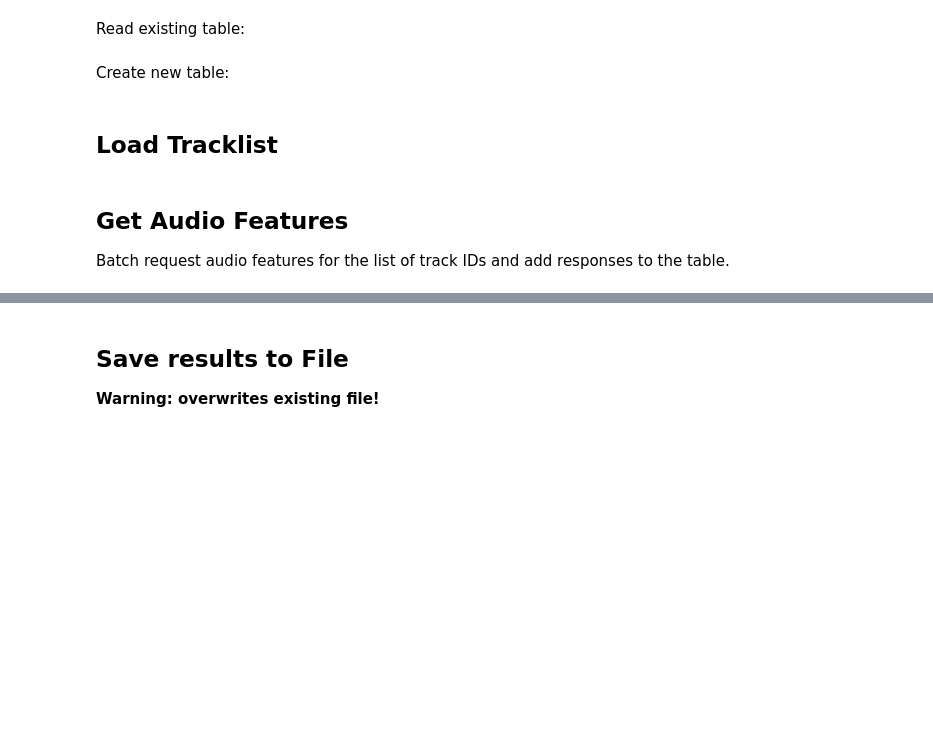
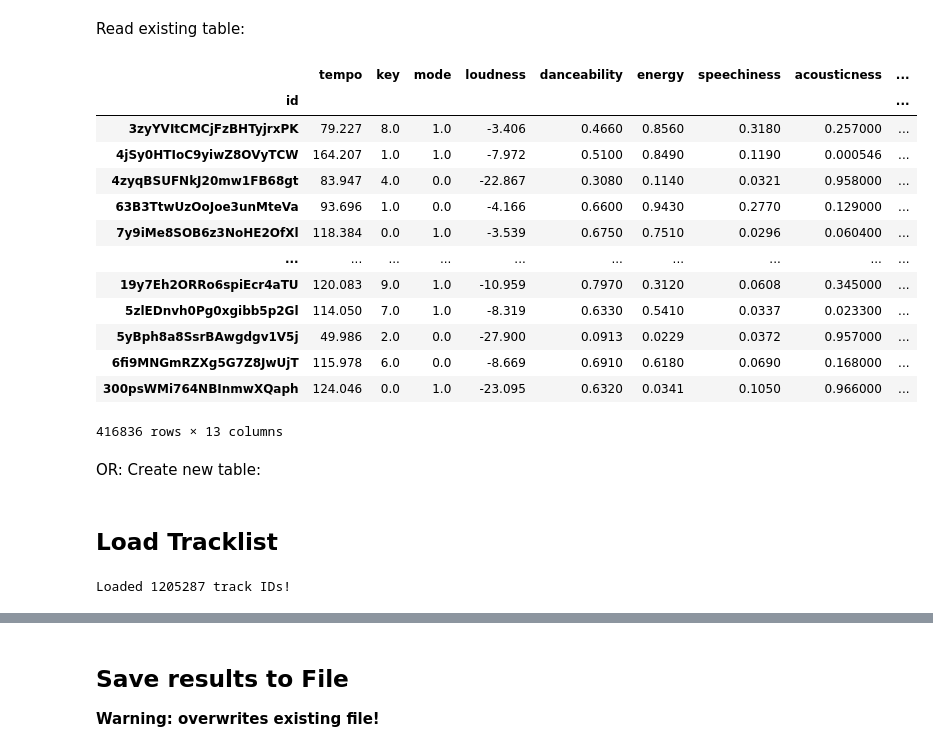
Before and after one commit to laustam/spotifeature, a Jupyter notebook: notebooks/get_track_features.ipynb, the cells around one changed output, grey strips where cells are left out. Drawn from its saved outputs; the diff is of its cells as text; code cells hidden in the pictures; blank space fills up the shorter version.

```diff
--- a/notebooks/get_track_features.ipynb
+++ b/notebooks/get_track_features.ipynb
@@ -5,36 +5,56 @@
 # %%
 import os
 import pandas as pd
-import helpers.spotify_web_api as spotify
 import pickle
 
 DIR_DATA = os.path.join('..', 'data')
 DIR_PROCESSED = os.path.join(DIR_DATA, 'processed')
 DIR_RAW = os.path.join(DIR_DATA, 'raw')
+DIR_SNAPSHOTS = os.path.join(DIR_RAW, 'snapshots')
+DIR_INPUTS = 'inputs'
 
-FILENAME_OUT = 'track_audio_features.csv'
+BASENAME_OUT = 'track_audio_features'
+EXT_OUT = '.csv'
+FILENAME_OUT = BASENAME_OUT + EXT_OUT
 PATH_OUT = os.path.join(DIR_RAW, FILENAME_OUT)
 
-FILENAME_TRACKLIST = 'unique_track_uris50000.pkl'
+def PATH_OUT_SNAPSHOT(i: int):
+    return os.path.join(DIR_SNAPSHOTS, f'{BASENAME_OUT}{i}{EXT_OUT}')
+
+FILENAME_CREDENTIALS = 'app_credentials.csv'
+PATH_CREDENTIALS = os.path.join(DIR_INPUTS, FILENAME_CREDENTIALS)
+
+FILENAME_TRACKLIST = 'unique_track_ids1000000.pkl'
 PATH_TRACKLIST = os.path.join(DIR_PROCESSED, FILENAME_TRACKLIST)
 
 AUDIO_FEATURES = ['tempo', 'key', 'mode', 'loudness', 'danceability', 'energy', 'speechiness', 'acousticness', 'instrumentalness', 'liveness', 'valence', 'duration_ms', 'time_signature']
 COL_INDEX = 'id'
 COL_NAMES = [COL_INDEX] + AUDIO_FEATURES
-
-SIZE_CHUNKS = 100   # max 100
-TIMEOUT_REQUESTS = 1
-TIMEOUT_BAD_RESPONSE = 1 * 60
 # %% [markdown]
 ## Create/Load Table
 # %% [markdown]
 Read existing table:
 # %%
-df = pd.read_csv(PATH_OUT)
+df = pd.read_csv(PATH_OUT_SNAPSHOT(451800))
 df.set_index(COL_INDEX, inplace=True)
 display(df)
+# %% [output]
+|  | tempo | key | mode | loudness | danceability | energy | speechiness | acousticness | ... |
+| id |  |  |  |  |  |  |  |  | ... |
+| 3zyYVItCMCjFzBHTyjrxPK | 79.227 | 8.0 | 1.0 | -3.406 | 0.4660 | 0.8560 | 0.3180 | 0.257000 | ... |
+| 4jSy0HTIoC9yiwZ8OVyTCW | 164.207 | 1.0 | 1.0 | -7.972 | 0.5100 | 0.8490 | 0.1190 | 0.000546 | ... |
+| 4zyqBSUFNkJ20mw1FB68gt | 83.947 | 4.0 | 0.0 | -22.867 | 0.3080 | 0.1140 | 0.0321 | 0.958000 | ... |
+| 63B3TtwUzOoJoe3unMteVa | 93.696 | 1.0 | 0.0 | -4.166 | 0.6600 | 0.9430 | 0.2770 | 0.129000 | ... |
+| 7y9iMe8SOB6z3NoHE2OfXl | 118.384 | 0.0 | 1.0 | -3.539 | 0.6750 | 0.7510 | 0.0296 | 0.060400 | ... |
+| ... | ... | ... | ... | ... | ... | ... | ... | ... | ... |
+| 19y7Eh2ORRo6spiEcr4aTU | 120.083 | 9.0 | 1.0 | -10.959 | 0.7970 | 0.3120 | 0.0608 | 0.345000 | ... |
+| 5zlEDnvh0Pg0xgibb5p2Gl | 114.050 | 7.0 | 1.0 | -8.319 | 0.6330 | 0.5410 | 0.0337 | 0.023300 | ... |
+| 5yBph8a8SsrBAwgdgv1V5j | 49.986 | 2.0 | 0.0 | -27.900 | 0.0913 | 0.0229 | 0.0372 | 0.957000 | ... |
+| 6fi9MNGmRZXg5G7Z8JwUjT | 115.978 | 6.0 | 0.0 | -8.669 | 0.6910 | 0.6180 | 0.0690 | 0.168000 | ... |
+| 300psWMi764NBInmwXQaph | 124.046 | 0.0 | 1.0 | -23.095 | 0.6320 | 0.0341 | 0.1050 | 0.966000 | ... |
+416836 rows × 13 columns
 # %% [markdown]
-Create new table:
+OR: Create new table:
 # %%
 df = pd.DataFrame(columns=COL_NAMES)
 df.set_index('id', inplace=True)
@@ -47,6 +67,5 @@ with open(PATH_TRACKLIST, 'rb') as file_tracklist:
     track_ids = pickle.load(file_tracklist)
 
 print(f'Loaded {len(track_ids)} track IDs!')
+# %% [output]
+Loaded 1205287 track IDs!
-# %% [markdown]
-## Get Audio Features
-Batch request audio features for the list of track IDs and add responses to the table.
```
Also changed, not shown: parts of 19 cells of this notebook, 3 other files.
